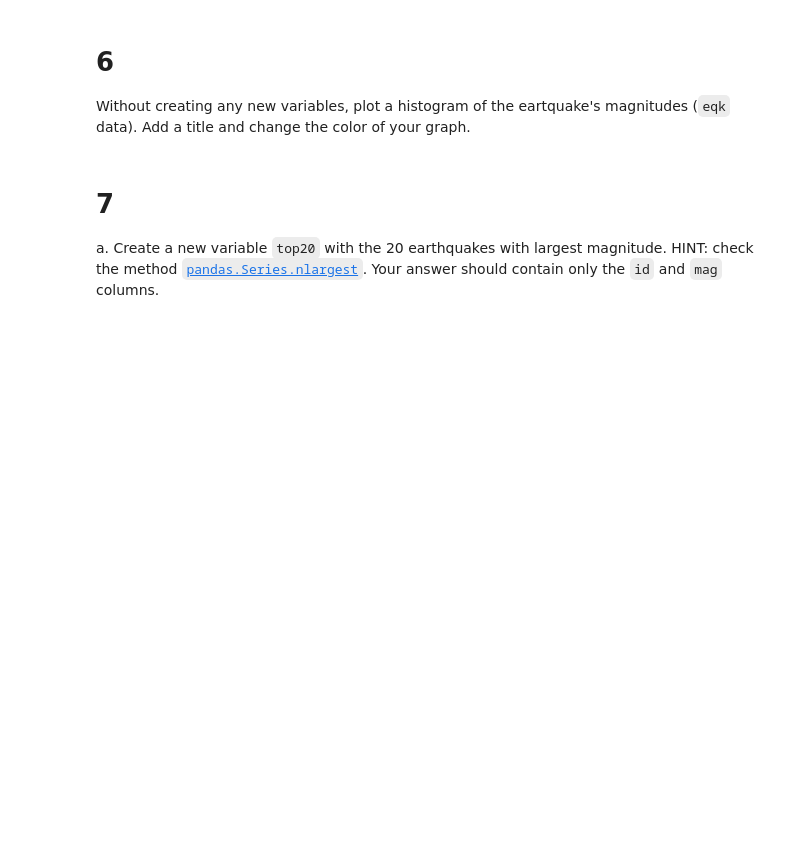
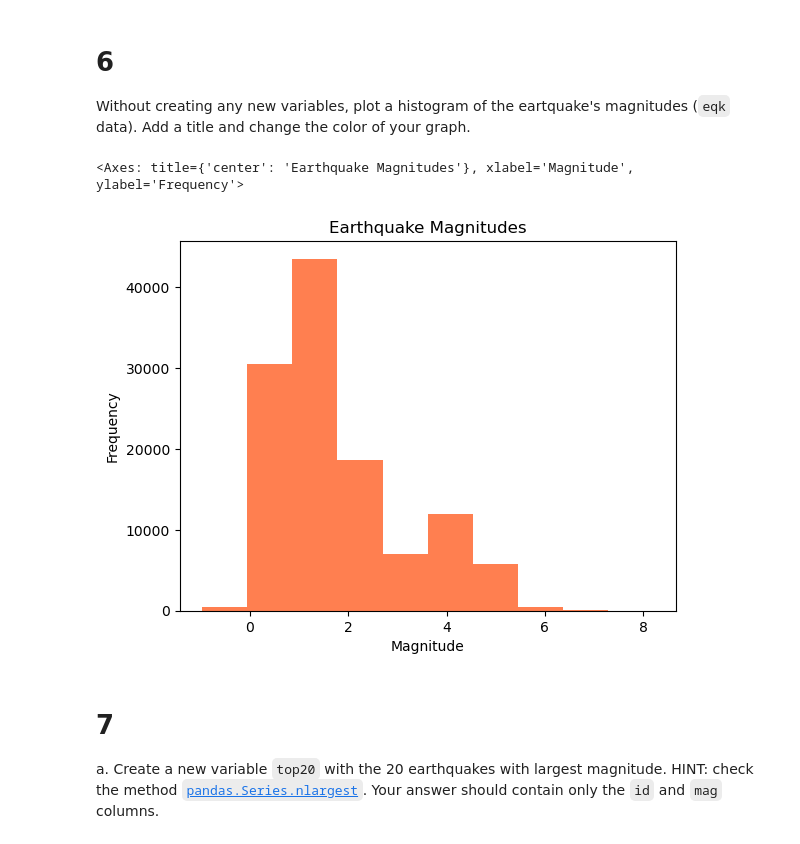
Before and after one commit to IIDonaji/eds220-hwk1, a Jupyter notebook: task3/hwk1-task3-earthquakes-Medrano.ipynb, the cells around one changed output. Drawn from its saved outputs; the diff is of its cells as text; code cells hidden in the pictures; blank space fills up the shorter version.

```diff
--- a/task3/hwk1-task3-earthquakes-Medrano.ipynb
+++ b/task3/hwk1-task3-earthquakes-Medrano.ipynb
@@ -114,3 +117,7 @@ eqk = ...
+# %%
+eqk = raw_eqk[raw_eqk['type'] == 'earthquake']
+
+eqk = eqk.set_index('id')
 # %%
 # View the dataframe
 eqk
@@ -140,6 +175,16 @@ grader.check("q5")
 
 # 6
 Without creating any new variables, plot a histogram of the eartquake's magnitudes (`eqk` data). Add a title and change the color of your graph.
+# %%
+eqk['mag'].plot(
+    kind= 'hist',
+    title= 'Earthquake Magnitudes',
+     xlabel='Magnitude',
+    color=  "coral"
+)
+# %% [output]
+<Axes: title={'center': 'Earthquake Magnitudes'}, xlabel='Magnitude', ylabel='Frequency'>
+[figure, added]
 # %% [markdown]
 <!-- END QUESTION -->
 
```
Also changed, not shown: parts of 23 cells of this notebook.
